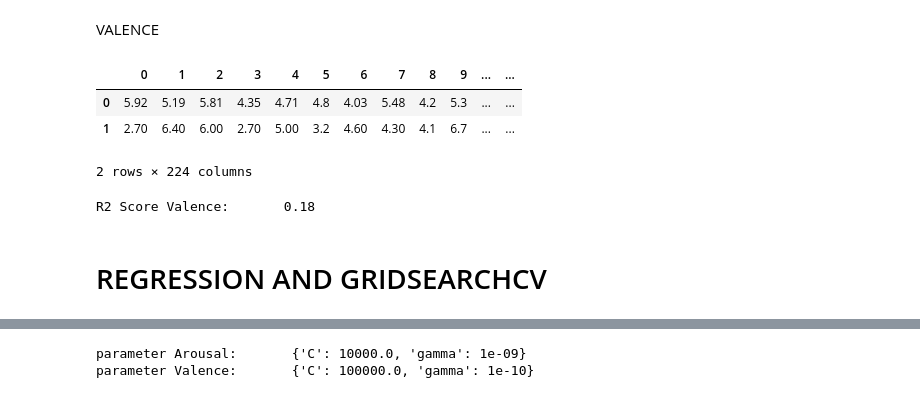
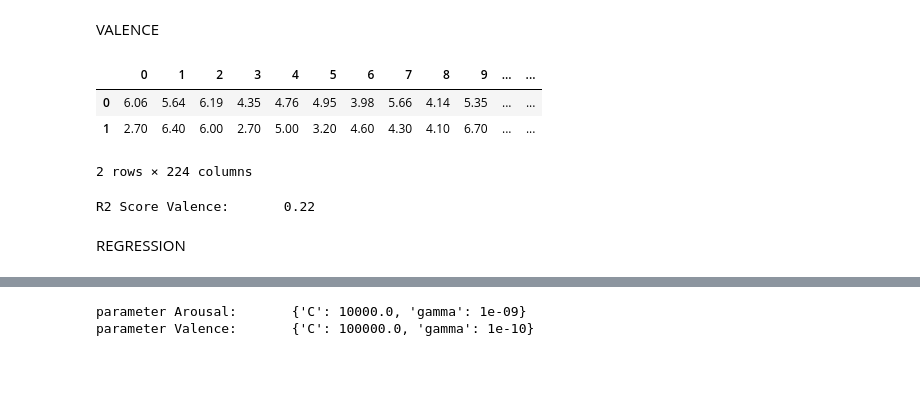
Before and after one commit to TegarSU/AsikYesAjigile, a Jupyter notebook: TrySVR.ipynb, the cells around one changed output, grey strips where cells are left out. Cells and saved outputs as stored; diff of their text form; code cells hidden in the pictures; blank space fills up the shorter version.

Commit message:
DARI KCV, predict xls

```diff
--- a/TrySVR.ipynb
+++ b/TrySVR.ipynb
@@ -206,17 +265,8 @@ datafitur =  "case3" #CASE 3
 data,arousal_mean,valence_mean = load(datafitur) #Load
 print(data.shape)
 
-train_data_a, test_data_a, train_values_a, test_values_a = split(data,arousal_mean) #split arousal
-train_data_v, test_data_v, train_values_v, test_values_v = split(data,valence_mean) #split valence
+# normalized = preprocessing.normalize(data)
 
-svr_case1_a = SVR(kernel='rbf',C=1e2,gamma =1e-8) #init Arousal
-svr_case1_v = SVR(kernel='rbf',C=1e2,gamma =1e-9) #init Valence
-
-#Predict Valence
-a_v,df_v = predict(train_data_v,train_values_v,test_data_v,test_values_v,svr_case1_v)
-#Predict Arousal
-a_a,df_a = predict(train_data_a,train_values_a,test_data_a,test_values_a,svr_case1_a)
-
-r2_a = score(a_a,test_values_a) #Score Arousal
-r2_v = score(a_v,test_values_v) #Score Valence
+train_data_a, test_data_a, train_values_a, test_values_a = split(data.round(2),arousal_mean) #split arousal
+train_data_v, test_data_v, train_values_v, test_values_v = split(data.round(2),valence_mean) #split valence
 # %% [output]
@@ -232,0 +287,3 @@ parameter Valence:       {'C': 100.0, 'gamma': 1e-09}
+# %%
+svr_case3_a = SVR(kernel='rbf',C=1e4,gamma=1e-9,cache_size=500) #init Arousal
+svr_case3_v = SVR(kernel='rbf',C=1e5,gamma=1e-10,cache_size=500) #init Valence
@@ -233,3 +292,14 @@ parameter Valence:       {'C': 100.0, 'gamma': 1e-09}
+# %%
+# #Predict Arousal
+a_a,train_a,df3_a = predict(train_data_a, train_values_a, test_data_a, test_values_a, svr_case3_a)
+# #Predict Valence
+a_v,train_v,df3_v = predict(train_data_v, train_values_v, test_data_v, test_values_v, svr_case3_v)
+
+save_model(train_a,datafitur,'arousal/') #save model Arousal
+save_model(train_v,datafitur,'valence/') #save model Valence
+
+r2_a = score(a_a,test_values_a) #Score Arousal
+r2_v = score(a_v,test_values_v) #Score Valence
 # %% [markdown]
 AROUSAL
 # %%
@@ -245,14 +316,13 @@ R2 Score Arousal:       0.58
 # %% [markdown]
 VALENCE
 # %%
-df_v = df_v.round(2)
-display(df_v.head())
+df3_v = df3_v.round(2)
+
+display(df3_v.head())
 print("R2 Score Valence:\t%0.2f" % r2_v)
 # %% [output]
 |  | 0 | 1 | 2 | 3 | 4 | 5 | 6 | 7 | 8 | 9 | ... | ... |
-| 0 | 5.92 | 5.19 | 5.81 | 4.35 | 4.71 | 4.8 | 4.03 | 5.48 | 4.2 | 5.3 | ... | ... |
-| 1 | 2.70 | 6.40 | 6.00 | 2.70 | 5.00 | 3.2 | 4.60 | 4.30 | 4.1 | 6.7 | ... | ... |
+| 0 | 6.06 | 5.64 | 6.19 | 4.35 | 4.76 | 4.95 | 3.98 | 5.66 | 4.14 | 5.35 | ... | ... |
+| 1 | 2.70 | 6.40 | 6.00 | 2.70 | 5.00 | 3.20 | 4.60 | 4.30 | 4.10 | 6.70 | ... | ... |
 2 rows × 224 columns
-R2 Score Valence:       0.18
+R2 Score Valence:       0.22
-# %% [markdown]
-# REGRESSION AND GRIDSEARCHCV
@@ -264,0 +331,2 @@ scores_v = regresion(svr_v,data,valence_mean) #Arousal Regression
+# %% [markdown]
+REGRESSION
```
Also changed, not shown: parts of 80 cells of this notebook, 2 other files.
